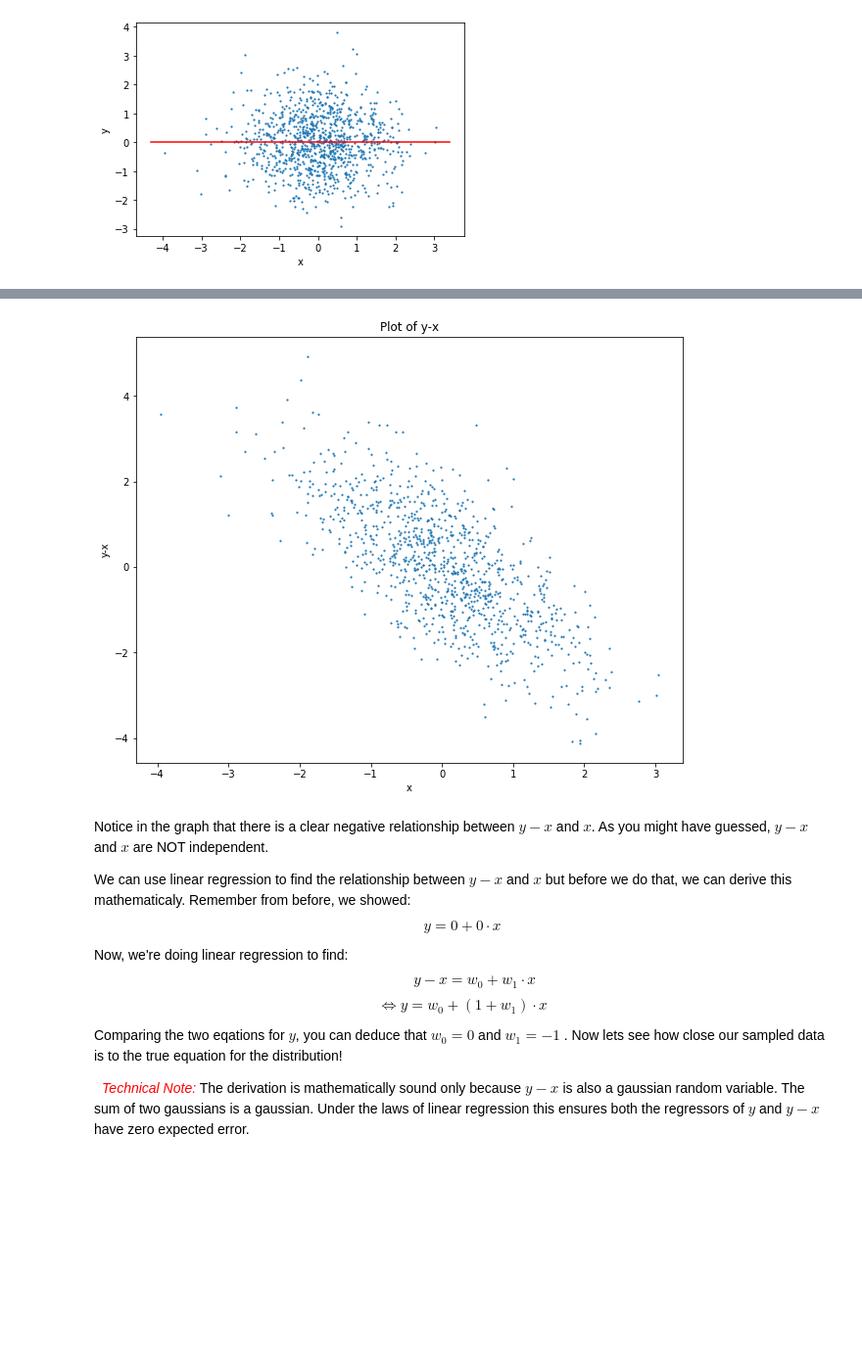
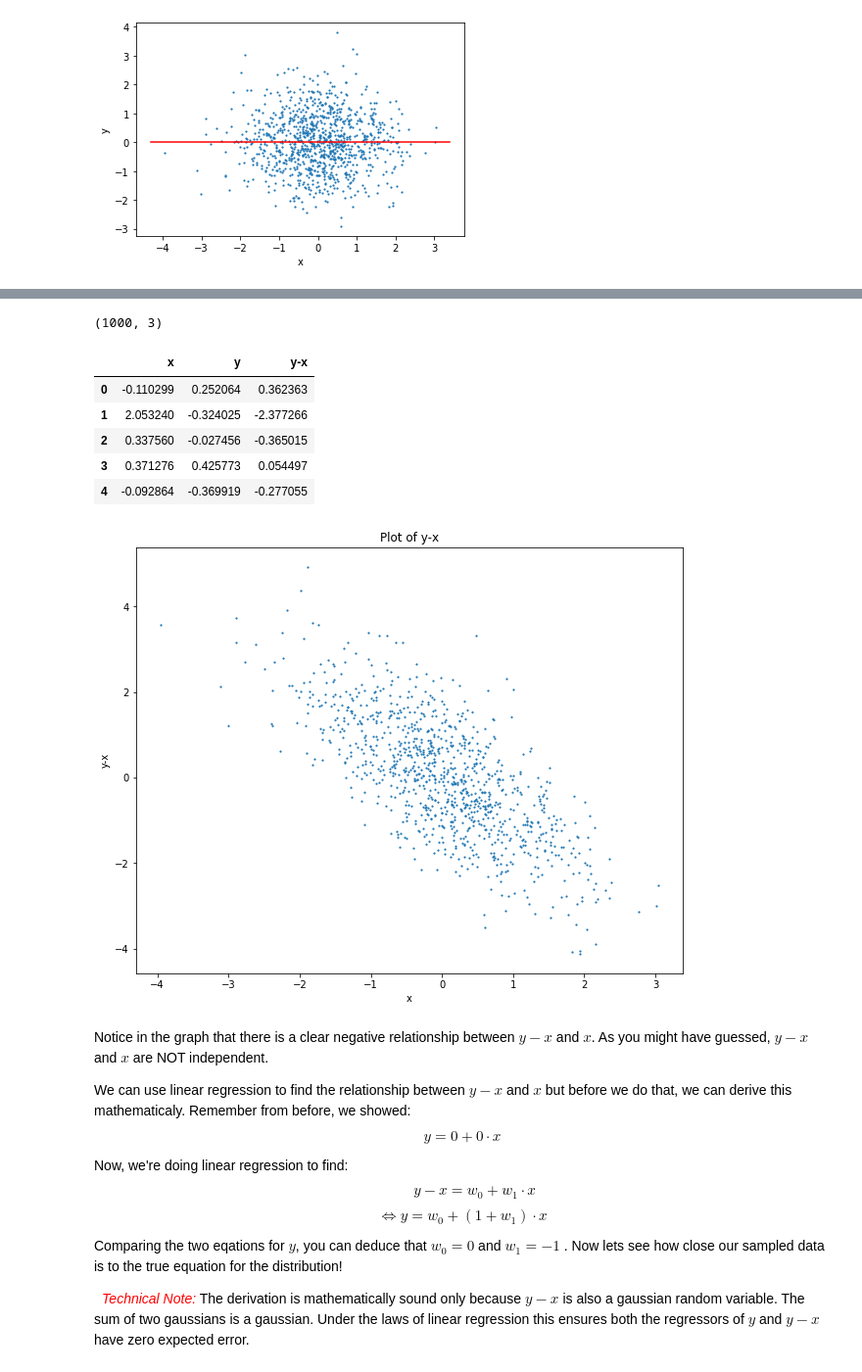
Before and after one commit to pingwang123/CSCI-6020_Group13, a Jupyter notebook: HW3/HW3-linearreg.ipynb, the cells around one changed output, grey strips where cells are left out. Shown at 98% size. Saved outputs shown, nothing was run; the diff lists cells and outputs as text; code cells hidden in the pictures; blank space fills up the shorter version.

```diff
--- a/HW3/HW3-linearreg.ipynb
+++ b/HW3/HW3-linearreg.ipynb
@@ -323,24 +324,33 @@ def y_minus_x(HW):
 
     # Your code
     HW["y-x"]= HW["y"]-HW["x"]
-    HW.drop (["y"],axis=1)
 # %%
 # Check Answer
 HW=pd.read_csv('data/gauss_R2.csv')
 assert y_minus_x(HW) == None
 assert HW.shape == (1000, 3)
 assert all( HW.columns.values == array(['x', 'y', 'y-x']) )
 assert sum(abs( array(HW["y-x"])[0:10] - \
                array([0.36236278,-2.37726552,-0.36501525,0.05449746,-0.27705517,1.80807383,-2.07001209,
                       -0.67536514,0.67519959,  0.97277652])   )) < 10**-5
 
 # Create Graph
 ax= HW.plot(kind='scatter',s=1.4,x="x",y="y-x",figsize=[10,8], title="Plot of y-x");
 
 #
 # AUTOGRADER TEST - DO NOT REMOVE
 #
+print (HW.shape)
+
+HW.head()
 # %% [output]
+(1000, 3)
+|  | x | y | y-x |
+| 0 | -0.110299 | 0.252064 | 0.362363 |
+| 1 | 2.053240 | -0.324025 | -2.377266 |
+| 2 | 0.337560 | -0.027456 | -0.365015 |
+| 3 | 0.371276 | 0.425773 | 0.054497 |
+| 4 | -0.092864 | -0.369919 | -0.277055 |
 [figure]
 # %% [markdown]
 Notice in the graph that there is a clear negative relationship between $y-x$ and $x$. As you might have guessed, $y-x$ and $x$ are NOT independent.
```
Also changed, not shown: parts of 5 cells of this notebook, 1 other file.
